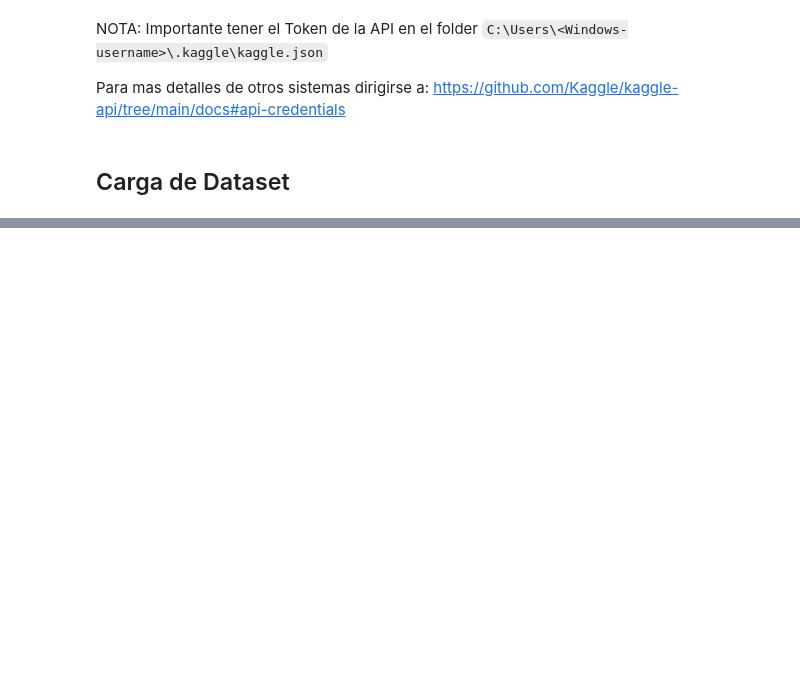
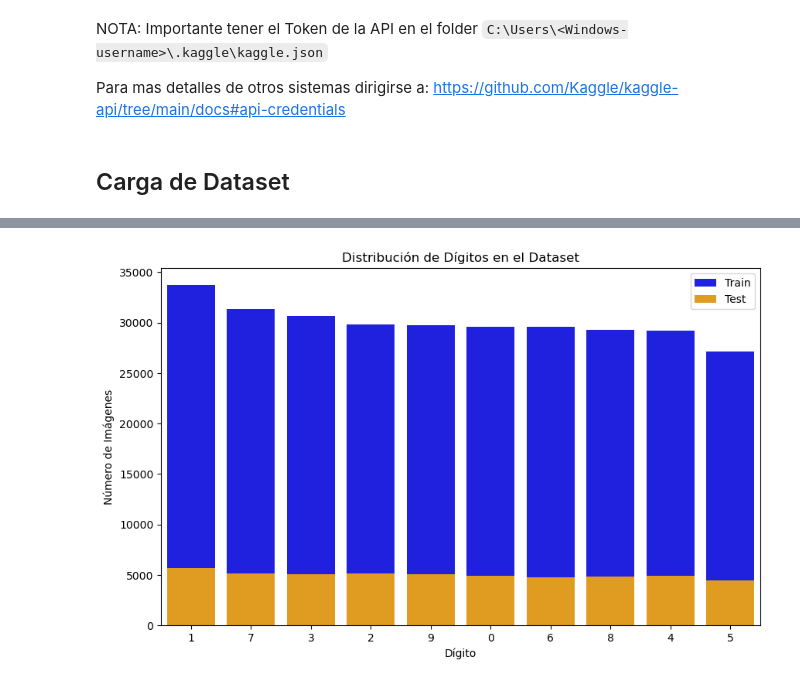
Before and after one commit to LeivaDiego/Lab4-DataScience, a Jupyter notebook: Lab4_CNN.ipynb, the cells around one changed output, grey strips where cells are left out. Cells and saved outputs as stored; diff of their text form; code cells hidden in the pictures; blank space fills up the shorter version.

```diff
--- a/Lab4_CNN.ipynb
+++ b/Lab4_CNN.ipynb
@@ -83,0 +137,16 @@ EXITO: Archivos de PolyMNIST descomprimidos en 'dataset'
+# %%
+# Contar la distribución de dígitos
+digit_counts_train = train_df['Digit'].value_counts()
+digit_counts_test = test_df['Digit'].value_counts()
+
+# Visualizar la distribución de dígitos
+plt.figure(figsize=(10, 6))
+sns.barplot(x=digit_counts_train.index, y=digit_counts_train.values, color='blue', label='Train')
+sns.barplot(x=digit_counts_test.index, y=digit_counts_test.values, color='orange', label='Test')
+plt.title('Distribución de Dígitos en el Dataset')
+plt.xlabel('Dígito')
+plt.ylabel('Número de Imágenes')
+plt.legend()
+plt.show()
+# %% [output]
+[figure, added]
```
Also changed, not shown: parts of 7 cells of this notebook.
